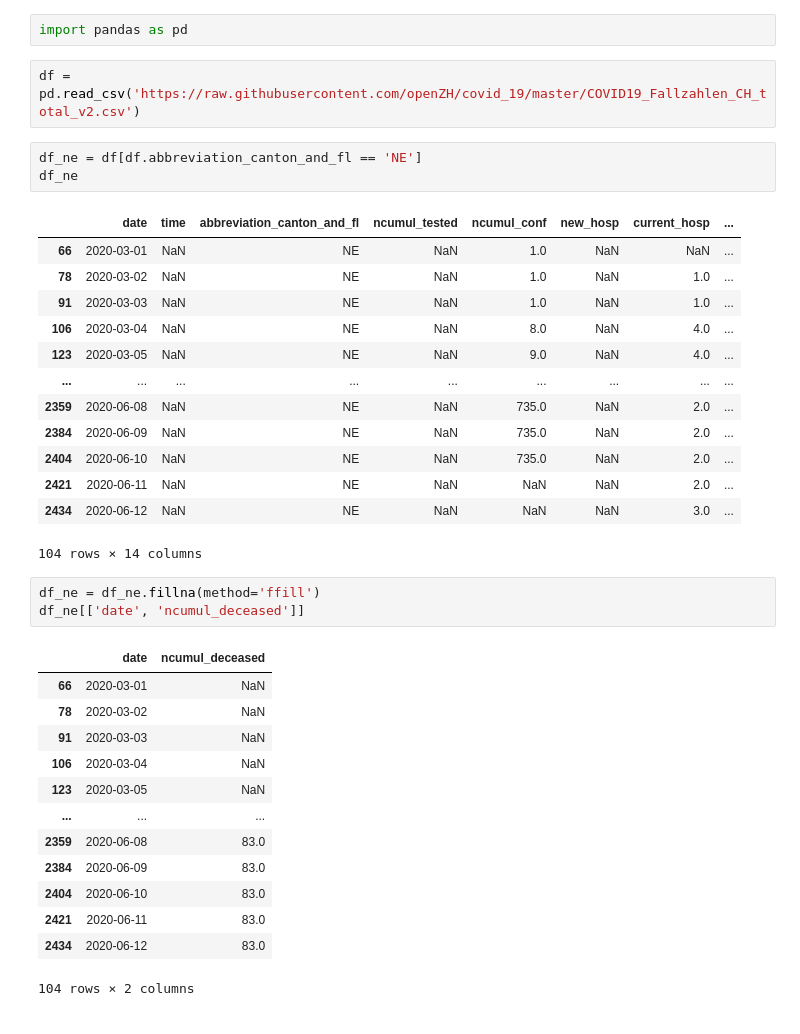
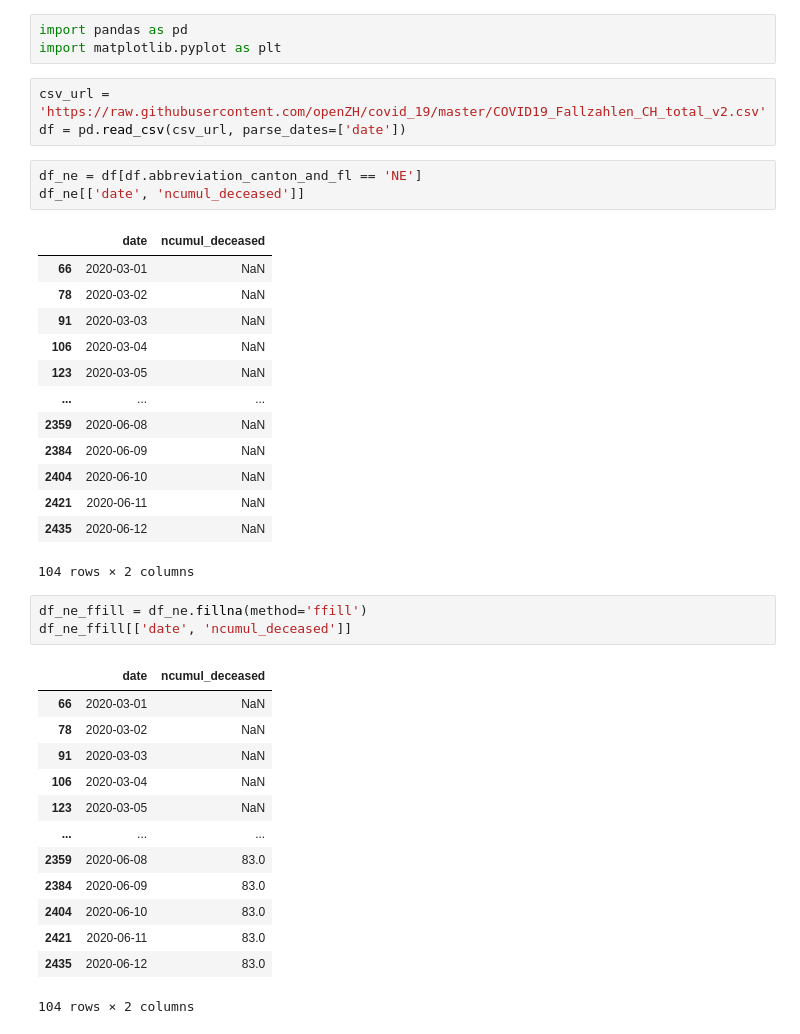
Before and after one commit to metaodi/covid-meta, a Jupyter notebook: Deceased NE.ipynb, the cells around one changed output. Cells and saved outputs as stored; diff of their text form.

```diff
--- a/Deceased NE.ipynb
+++ b/Deceased NE.ipynb
@@ -1,27 +1,29 @@
 # %%
 import pandas as pd
+import matplotlib.pyplot as plt
 # %%
-df = pd.read_csv('https://raw.githubusercontent.com/openZH/covid_19/master/COVID19_Fallzahlen_CH_total_v2.csv')
+csv_url = 'https://raw.githubusercontent.com/openZH/covid_19/master/COVID19_Fallzahlen_CH_total_v2.csv'
+df = pd.read_csv(csv_url, parse_dates=['date'])
 # %%
 df_ne = df[df.abbreviation_canton_and_fl == 'NE']
-df_ne
+df_ne[['date', 'ncumul_deceased']]
 # %% [output]
-|  | date | time | abbreviation_canton_and_fl | ncumul_tested | ncumul_conf | new_hosp | current_hosp | ... |
-| 66 | 2020-03-01 | NaN | NE | NaN | 1.0 | NaN | NaN | ... |
-| 78 | 2020-03-02 | NaN | NE | NaN | 1.0 | NaN | 1.0 | ... |
-| 91 | 2020-03-03 | NaN | NE | NaN | 1.0 | NaN | 1.0 | ... |
-| 106 | 2020-03-04 | NaN | NE | NaN | 8.0 | NaN | 4.0 | ... |
-| 123 | 2020-03-05 | NaN | NE | NaN | 9.0 | NaN | 4.0 | ... |
-| ... | ... | ... | ... | ... | ... | ... | ... | ... |
-| 2359 | 2020-06-08 | NaN | NE | NaN | 735.0 | NaN | 2.0 | ... |
-| 2384 | 2020-06-09 | NaN | NE | NaN | 735.0 | NaN | 2.0 | ... |
-| 2404 | 2020-06-10 | NaN | NE | NaN | 735.0 | NaN | 2.0 | ... |
-| 2421 | 2020-06-11 | NaN | NE | NaN | NaN | NaN | 2.0 | ... |
-| 2434 | 2020-06-12 | NaN | NE | NaN | NaN | NaN | 3.0 | ... |
+|  | date | ncumul_deceased |
+| 66 | 2020-03-01 | NaN |
+| 78 | 2020-03-02 | NaN |
+| 91 | 2020-03-03 | NaN |
+| 106 | 2020-03-04 | NaN |
+| 123 | 2020-03-05 | NaN |
+| ... | ... | ... |
+| 2359 | 2020-06-08 | NaN |
+| 2384 | 2020-06-09 | NaN |
+| 2404 | 2020-06-10 | NaN |
+| 2421 | 2020-06-11 | NaN |
+| 2435 | 2020-06-12 | NaN |
-104 rows × 14 columns
+104 rows × 2 columns
 # %%
-df_ne = df_ne.fillna(method='ffill')
-df_ne[['date', 'ncumul_deceased']]
+df_ne_ffill = df_ne.fillna(method='ffill')
+df_ne_ffill[['date', 'ncumul_deceased']]
 # %% [output]
 |  | date | ncumul_deceased |
 | 66 | 2020-03-01 | NaN |
@@ -34,5 +36,5 @@ df_ne[['date', 'ncumul_deceased']]
 | 2384 | 2020-06-09 | 83.0 |
 | 2404 | 2020-06-10 | 83.0 |
 | 2421 | 2020-06-11 | 83.0 |
-| 2434 | 2020-06-12 | 83.0 |
+| 2435 | 2020-06-12 | 83.0 |
 104 rows × 2 columns
```
Also changed, not shown: parts of 1 cell of this notebook.
